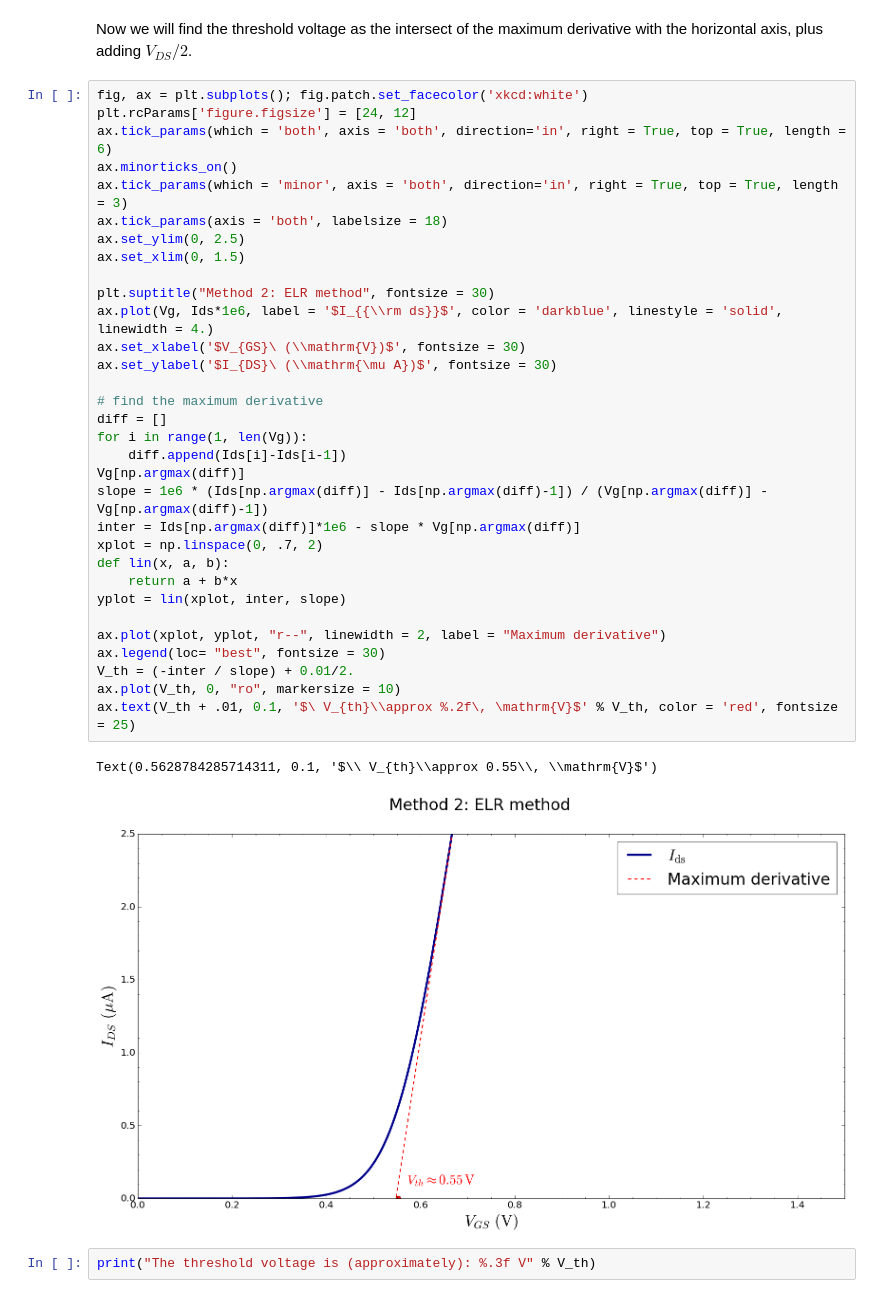
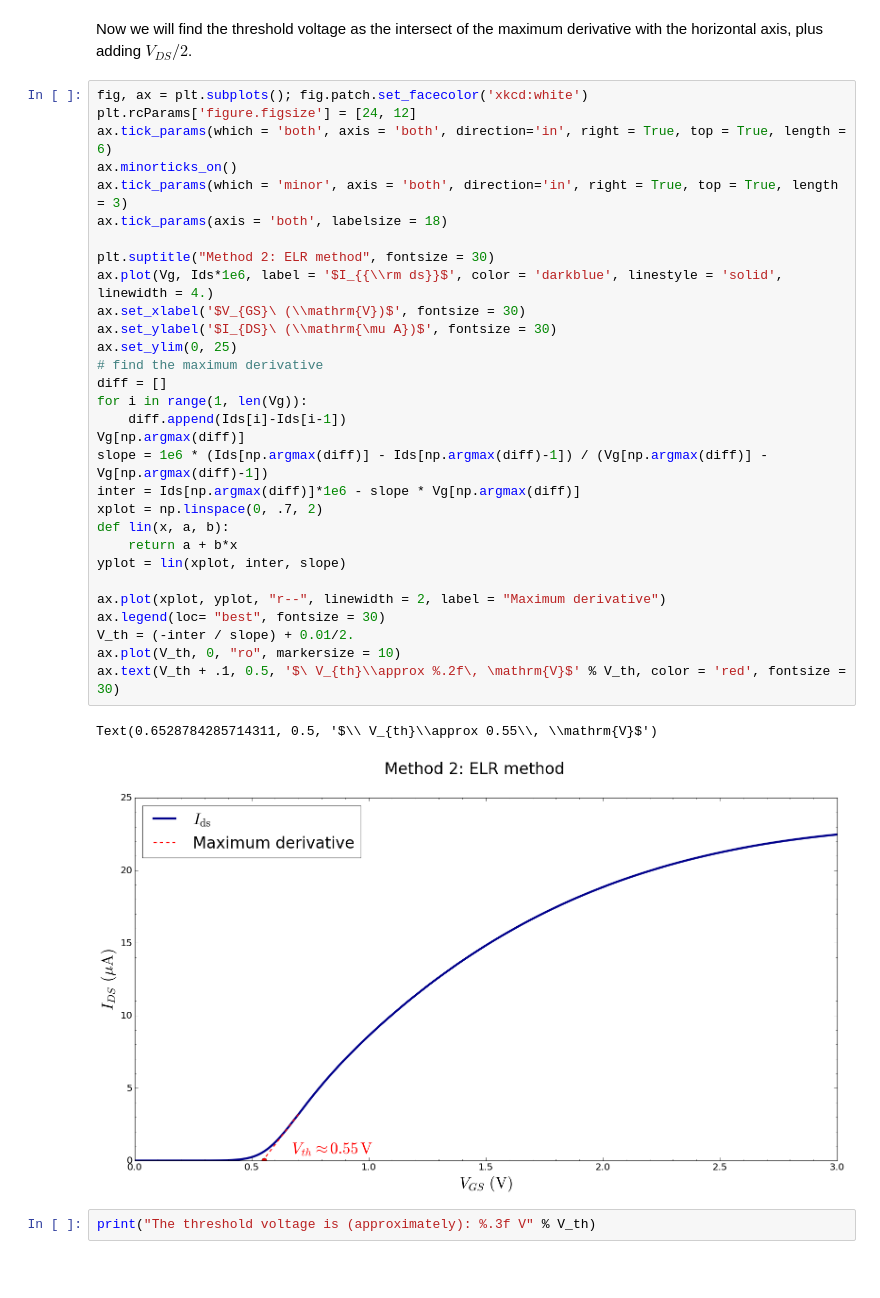
Before and after one commit to javivilladamigo/digitalDesign, a Jupyter notebook: 1/ex1.ipynb, the cells around one changed output. Drawn from its saved outputs; the diff is of its cells as text; blank space fills up the shorter version.

```diff
--- a/1/ex1.ipynb
+++ b/1/ex1.ipynb
@@ -76,38 +74,36 @@ Now we will find the threshold voltage as the intersect of the maximum derivativ
 # %%
 fig, ax = plt.subplots(); fig.patch.set_facecolor('xkcd:white')
 plt.rcParams['figure.figsize'] = [24, 12]
 ax.tick_params(which = 'both', axis = 'both', direction='in', right = True, top = True, length = 6)
 ax.minorticks_on()
 ax.tick_params(which = 'minor', axis = 'both', direction='in', right = True, top = True, length = 3)
 ax.tick_params(axis = 'both', labelsize = 18)
-ax.set_ylim(0, 2.5)
-ax.set_xlim(0, 1.5)
 
 plt.suptitle("Method 2: ELR method", fontsize = 30)
 ax.plot(Vg, Ids*1e6, label = '$I_{{\\rm ds}}$', color = 'darkblue', linestyle = 'solid', linewidth = 4.)
 ax.set_xlabel('$V_{GS}\ (\\mathrm{V})$', fontsize = 30)
 ax.set_ylabel('$I_{DS}\ (\\mathrm{\mu A})$', fontsize = 30)
-
+ax.set_ylim(0, 25)
 # find the maximum derivative
 diff = []
 for i in range(1, len(Vg)):
     diff.append(Ids[i]-Ids[i-1])
 Vg[np.argmax(diff)]
 slope = 1e6 * (Ids[np.argmax(diff)] - Ids[np.argmax(diff)-1]) / (Vg[np.argmax(diff)] - Vg[np.argmax(diff)-1])
 inter = Ids[np.argmax(diff)]*1e6 - slope * Vg[np.argmax(diff)]
 xplot = np.linspace(0, .7, 2)
 def lin(x, a, b):
     return a + b*x
 yplot = lin(xplot, inter, slope)
 
 ax.plot(xplot, yplot, "r--", linewidth = 2, label = "Maximum derivative")
 ax.legend(loc= "best", fontsize = 30)
 V_th = (-inter / slope) + 0.01/2.
 ax.plot(V_th, 0, "ro", markersize = 10)
-ax.text(V_th + .01, 0.1, '$\ V_{th}\\approx %.2f\, \mathrm{V}$' % V_th, color = 'red', fontsize = 25)
+ax.text(V_th + .1, 0.5, '$\ V_{th}\\approx %.2f\, \mathrm{V}$' % V_th, color = 'red', fontsize = 30)
 # %% [output]
-Text(0.5628784285714311, 0.1, '$\\ V_{th}\\approx 0.55\\, \\mathrm{V}$')
+Text(0.6528784285714311, 0.5, '$\\ V_{th}\\approx 0.55\\, \\mathrm{V}$')
-[figure, old version]
+[figure, new version]
 # %%
 print("The threshold voltage is (approximately): %.3f V" % V_th)
 # %% [output]
```
Also changed, not shown: parts of 2 cells of this notebook.
